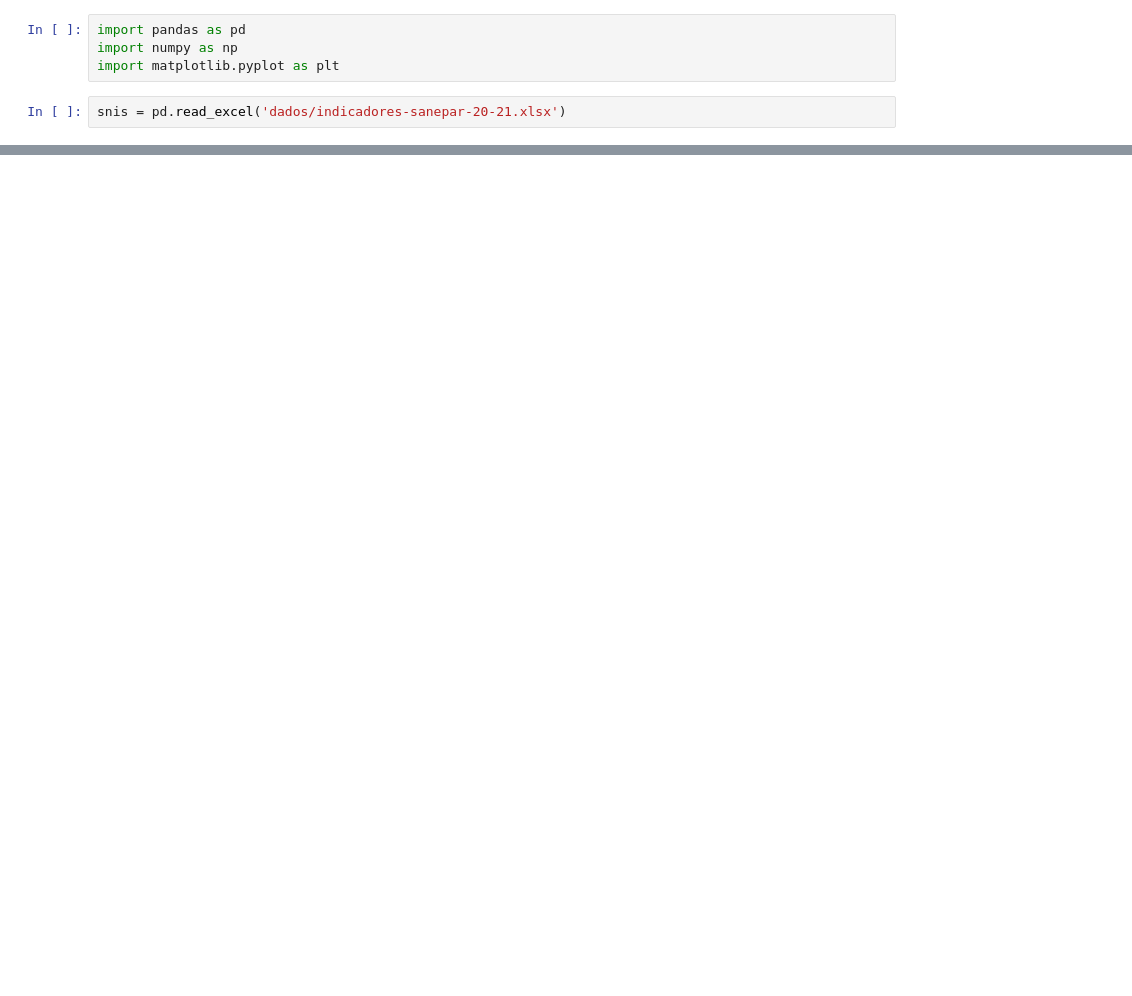
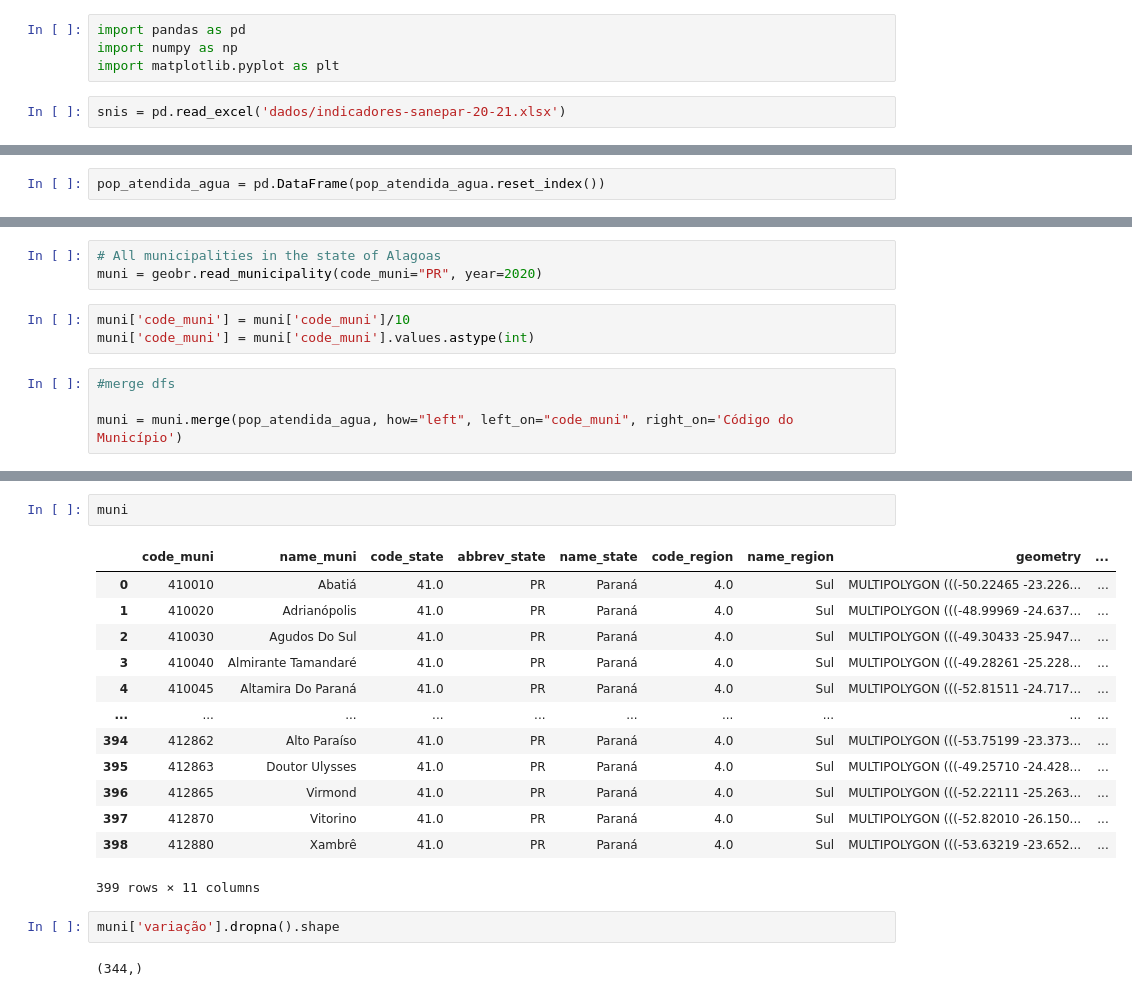
Before and after one commit to msbrasil/analise-indicadores-snis, a Jupyter notebook: main.ipynb, the cells around one changed output, grey strips where cells are left out. Saved outputs shown, nothing was run; the diff lists cells and outputs as text; blank space fills up the shorter version.

```diff
--- a/main.ipynb
+++ b/main.ipynb
@@ -16,0 +77,2 @@ snis.head()
+# %%
+pop_atendida_agua = pd.DataFrame(pop_atendida_agua.reset_index())
@@ -16,0 +92,10 @@ snis.head()
+# %%
+# All municipalities in the state of Alagoas
+muni = geobr.read_municipality(code_muni="PR", year=2020)
+# %%
+muni['code_muni'] = muni['code_muni']/10
+muni['code_muni'] = muni['code_muni'].values.astype(int)
+# %%
+#merge dfs
+
+muni = muni.merge(pop_atendida_agua, how="left", left_on="code_muni", right_on='Código do Município')
@@ -16,0 +119,20 @@ snis.head()
+# %%
+muni
+# %% [output]
+|  | code_muni | name_muni | code_state | abbrev_state | name_state | code_region | name_region | geometry | ... |
+| 0 | 410010 | Abatiá | 41.0 | PR | Paraná | 4.0 | Sul | MULTIPOLYGON (((-50.22465 -23.226... | ... |
+| 1 | 410020 | Adrianópolis | 41.0 | PR | Paraná | 4.0 | Sul | MULTIPOLYGON (((-48.99969 -24.637... | ... |
+| 2 | 410030 | Agudos Do Sul | 41.0 | PR | Paraná | 4.0 | Sul | MULTIPOLYGON (((-49.30433 -25.947... | ... |
+| 3 | 410040 | Almirante Tamandaré | 41.0 | PR | Paraná | 4.0 | Sul | MULTIPOLYGON (((-49.28261 -25.228... | ... |
+| 4 | 410045 | Altamira Do Paraná | 41.0 | PR | Paraná | 4.0 | Sul | MULTIPOLYGON (((-52.81511 -24.717... | ... |
+| ... | ... | ... | ... | ... | ... | ... | ... | ... | ... |
+| 394 | 412862 | Alto Paraíso | 41.0 | PR | Paraná | 4.0 | Sul | MULTIPOLYGON (((-53.75199 -23.373... | ... |
+| 395 | 412863 | Doutor Ulysses | 41.0 | PR | Paraná | 4.0 | Sul | MULTIPOLYGON (((-49.25710 -24.428... | ... |
+| 396 | 412865 | Virmond | 41.0 | PR | Paraná | 4.0 | Sul | MULTIPOLYGON (((-52.22111 -25.263... | ... |
+| 397 | 412870 | Vitorino | 41.0 | PR | Paraná | 4.0 | Sul | MULTIPOLYGON (((-52.82010 -26.150... | ... |
+| 398 | 412880 | Xambrê | 41.0 | PR | Paraná | 4.0 | Sul | MULTIPOLYGON (((-53.63219 -23.652... | ... |
+399 rows × 11 columns
+# %%
+muni['variação'].dropna().shape
+# %% [output]
+(344,)
```
Also changed, not shown: parts of 11 cells of this notebook, 1 other file.
